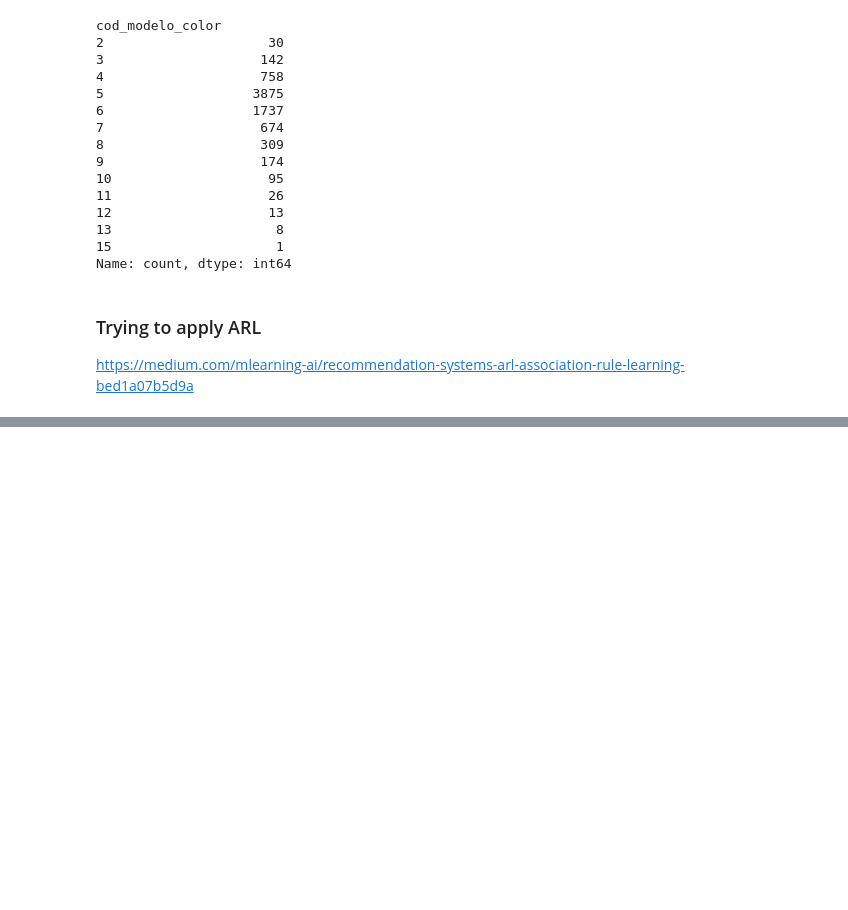
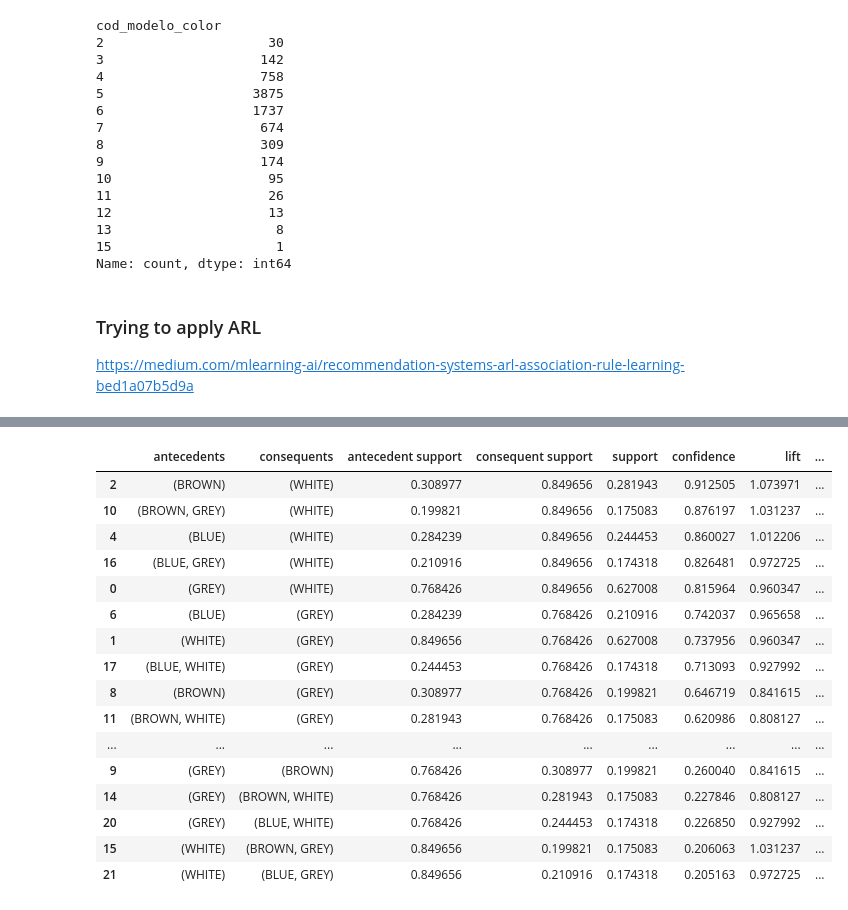
Before and after one commit to guzmanalejandro/datathon-2023-mango-ub, a Jupyter notebook: dataset_analysis.ipynb, the cells around one changed output, grey strips where cells are left out. Drawn from its saved outputs; the diff is of its cells as text; code cells hidden in the pictures; blank space fills up the shorter version.

```diff
--- a/dataset_analysis.ipynb
+++ b/dataset_analysis.ipynb
@@ -119,5 +118,6 @@ pivot_outfit_colors
 # %%
 from mlxtend.frequent_patterns import apriori, association_rules
 
-apriori(pivot_outfit_colors, min_support=0.01, use_colnames=True)
+outfit_frequent_colors = apriori(outfit_color_counts, min_support=0.01, use_colnames=True).sort_values("support", ascending=False)
+outfit_frequent_colors
 # %% [output]
@@ -129,0 +137,26 @@ frequent_itemsets.sort_values("support", ascending=False)
+# %%
+outfit_color_rules = association_rules(outfit_frequent_colors, metric="support", min_threshold=0.01)
+outfit_interesting_rules = outfit_color_rules[
+	(outfit_color_rules["support"] > 0.1)
+    & (outfit_color_rules["confidence"] > 0.1)
+    #& (outfit_color_rules["leverage"] > 1)
+].sort_values(['confidence', 'support', 'lift'], ascending=False)
+outfit_interesting_rules
+# %% [output]
+|  | antecedents | consequents | antecedent support | consequent support | support | confidence | lift | ... |
+| 2 | (BROWN) | (WHITE) | 0.308977 | 0.849656 | 0.281943 | 0.912505 | 1.073971 | ... |
+| 10 | (BROWN, GREY) | (WHITE) | 0.199821 | 0.849656 | 0.175083 | 0.876197 | 1.031237 | ... |
+| 4 | (BLUE) | (WHITE) | 0.284239 | 0.849656 | 0.244453 | 0.860027 | 1.012206 | ... |
+| 16 | (BLUE, GREY) | (WHITE) | 0.210916 | 0.849656 | 0.174318 | 0.826481 | 0.972725 | ... |
+| 0 | (GREY) | (WHITE) | 0.768426 | 0.849656 | 0.627008 | 0.815964 | 0.960347 | ... |
+| 6 | (BLUE) | (GREY) | 0.284239 | 0.768426 | 0.210916 | 0.742037 | 0.965658 | ... |
+| 1 | (WHITE) | (GREY) | 0.849656 | 0.768426 | 0.627008 | 0.737956 | 0.960347 | ... |
+| 17 | (BLUE, WHITE) | (GREY) | 0.244453 | 0.768426 | 0.174318 | 0.713093 | 0.927992 | ... |
+| 8 | (BROWN) | (GREY) | 0.308977 | 0.768426 | 0.199821 | 0.646719 | 0.841615 | ... |
+| 11 | (BROWN, WHITE) | (GREY) | 0.281943 | 0.768426 | 0.175083 | 0.620986 | 0.808127 | ... |
+| ... | ... | ... | ... | ... | ... | ... | ... | ... |
+| 9 | (GREY) | (BROWN) | 0.768426 | 0.308977 | 0.199821 | 0.260040 | 0.841615 | ... |
+| 14 | (GREY) | (BROWN, WHITE) | 0.768426 | 0.281943 | 0.175083 | 0.227846 | 0.808127 | ... |
+| 20 | (GREY) | (BLUE, WHITE) | 0.768426 | 0.244453 | 0.174318 | 0.226850 | 0.927992 | ... |
+| 15 | (WHITE) | (BROWN, GREY) | 0.849656 | 0.199821 | 0.175083 | 0.206063 | 1.031237 | ... |
+| 21 | (WHITE) | (BLUE, GREY) | 0.849656 | 0.210916 | 0.174318 | 0.205163 | 0.972725 | ... |
```
Also changed, not shown: parts of 3 cells of this notebook, 2 other files.
